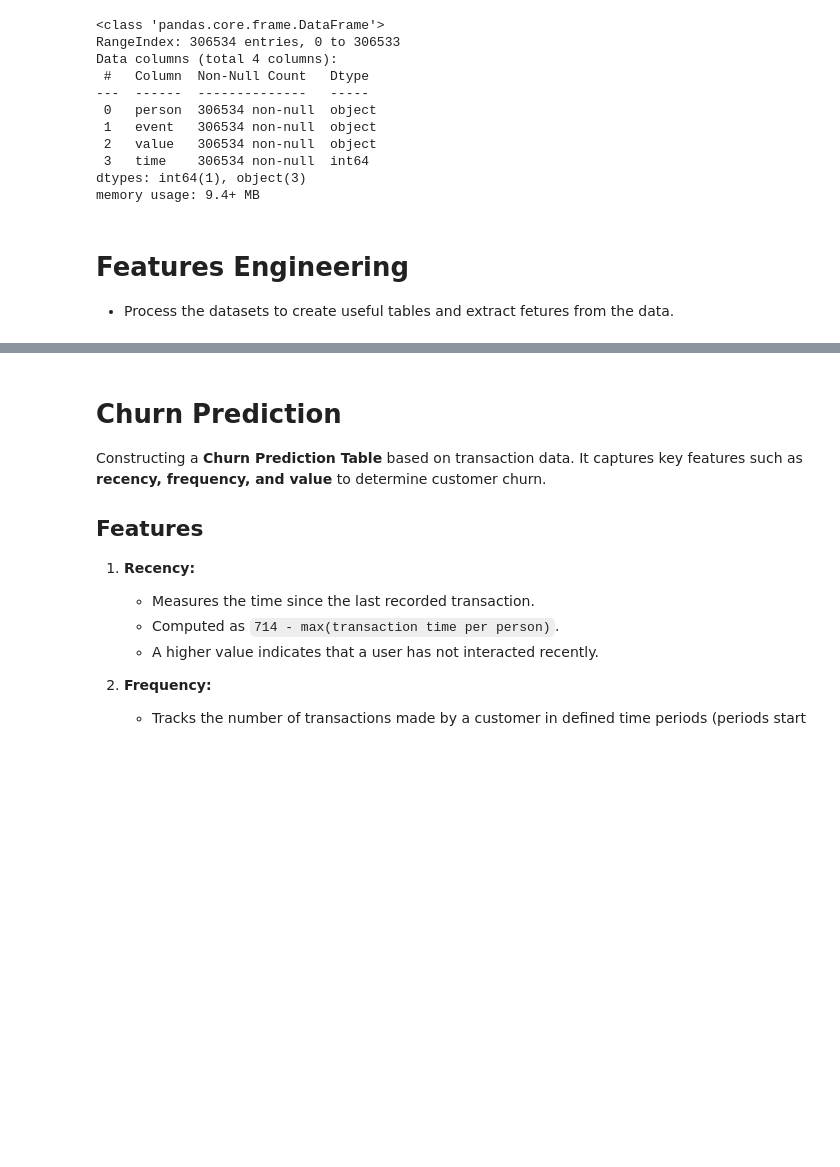
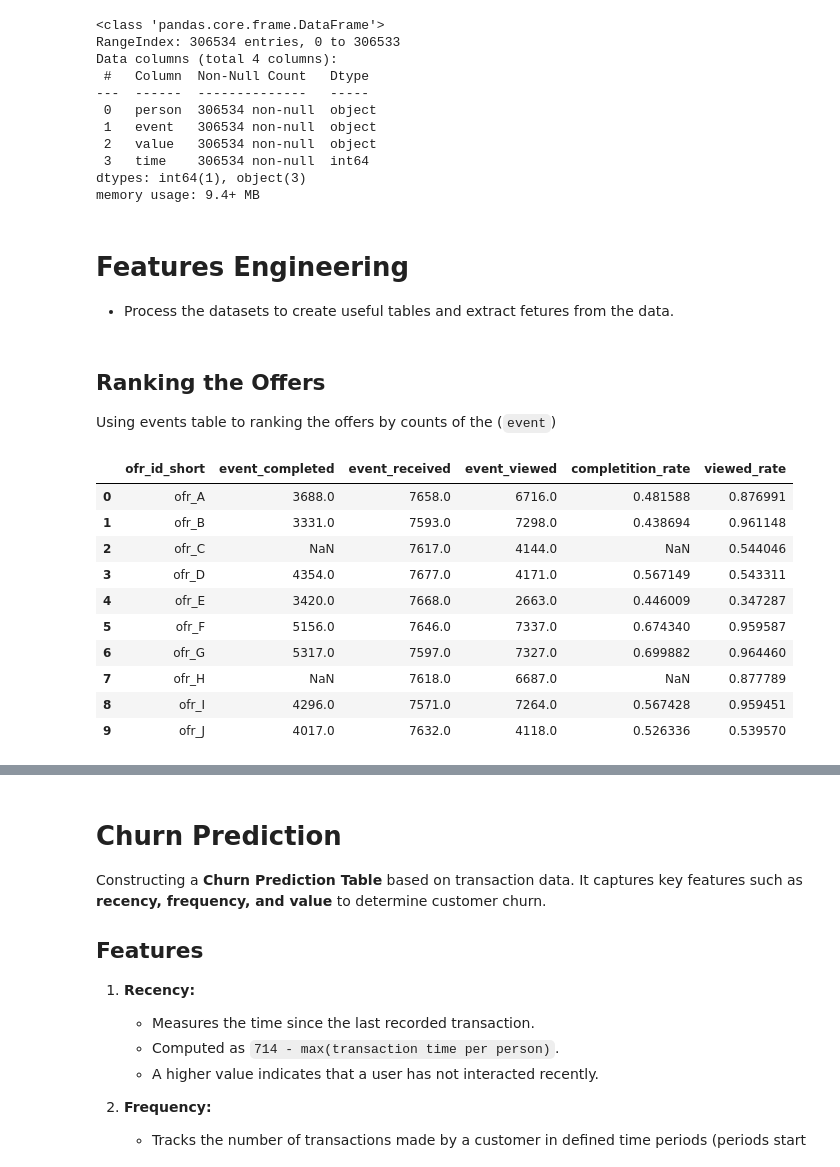
Before and after one commit to Niltonjuniorphd/Starbucks_project, a Jupyter notebook: Starbucks_Capstone_notebook_personal.ipynb, the cells around one changed output, grey strips where cells are left out. Cells and saved outputs as stored; diff of their text form; code cells hidden in the pictures; blank space fills up the shorter version.

```diff
--- a/Starbucks_Capstone_notebook_personal.ipynb
+++ b/Starbucks_Capstone_notebook_personal.ipynb
@@ -489,7 +489,37 @@ Data columns (total 4 columns):
 dtypes: int64(1), object(3)
 memory usage: 9.4+ MB
 # %% [markdown]
-# Features Engineering
+# **Features Engineering**
 
 - Process the datasets to create useful tables and extract fetures from the data.
+# %% [markdown]
+## Ranking the Offers
+
+Using events table to ranking the offers by counts of the (`event`)
+# %%
+offer_rank = events.groupby(['ofr_id_short', 'event'])[['event']].count().unstack(level=[1]).reset_index()
+
+offer_rank.columns = ['_'.join(col).strip('_') for col in offer_rank.columns.to_flat_index()]
+
+
+offer_rank['completition_rate'] = offer_rank['event_completed'] / offer_rank['event_received']
+offer_rank['viewed_rate'] = offer_rank['event_viewed'] / offer_rank['event_received']
+
+offer_rank.to_csv('medalion_data_store/gold/offer_rank.csv')
+
+
+
+offer_rank
+# %% [output]
+|  | ofr_id_short | event_completed | event_received | event_viewed | completition_rate | viewed_rate |
+| 0 | ofr_A | 3688.0 | 7658.0 | 6716.0 | 0.481588 | 0.876991 |
+| 1 | ofr_B | 3331.0 | 7593.0 | 7298.0 | 0.438694 | 0.961148 |
+| 2 | ofr_C | NaN | 7617.0 | 4144.0 | NaN | 0.544046 |
+| 3 | ofr_D | 4354.0 | 7677.0 | 4171.0 | 0.567149 | 0.543311 |
+| 4 | ofr_E | 3420.0 | 7668.0 | 2663.0 | 0.446009 | 0.347287 |
+| 5 | ofr_F | 5156.0 | 7646.0 | 7337.0 | 0.674340 | 0.959587 |
+| 6 | ofr_G | 5317.0 | 7597.0 | 7327.0 | 0.699882 | 0.964460 |
+| 7 | ofr_H | NaN | 7618.0 | 6687.0 | NaN | 0.877789 |
+| 8 | ofr_I | 4296.0 | 7571.0 | 7264.0 | 0.567428 | 0.959451 |
+| 9 | ofr_J | 4017.0 | 7632.0 | 4118.0 | 0.526336 | 0.539570 |
 # %% [markdown]
```
Also changed, not shown: parts of 6 cells of this notebook, 7 other files.
